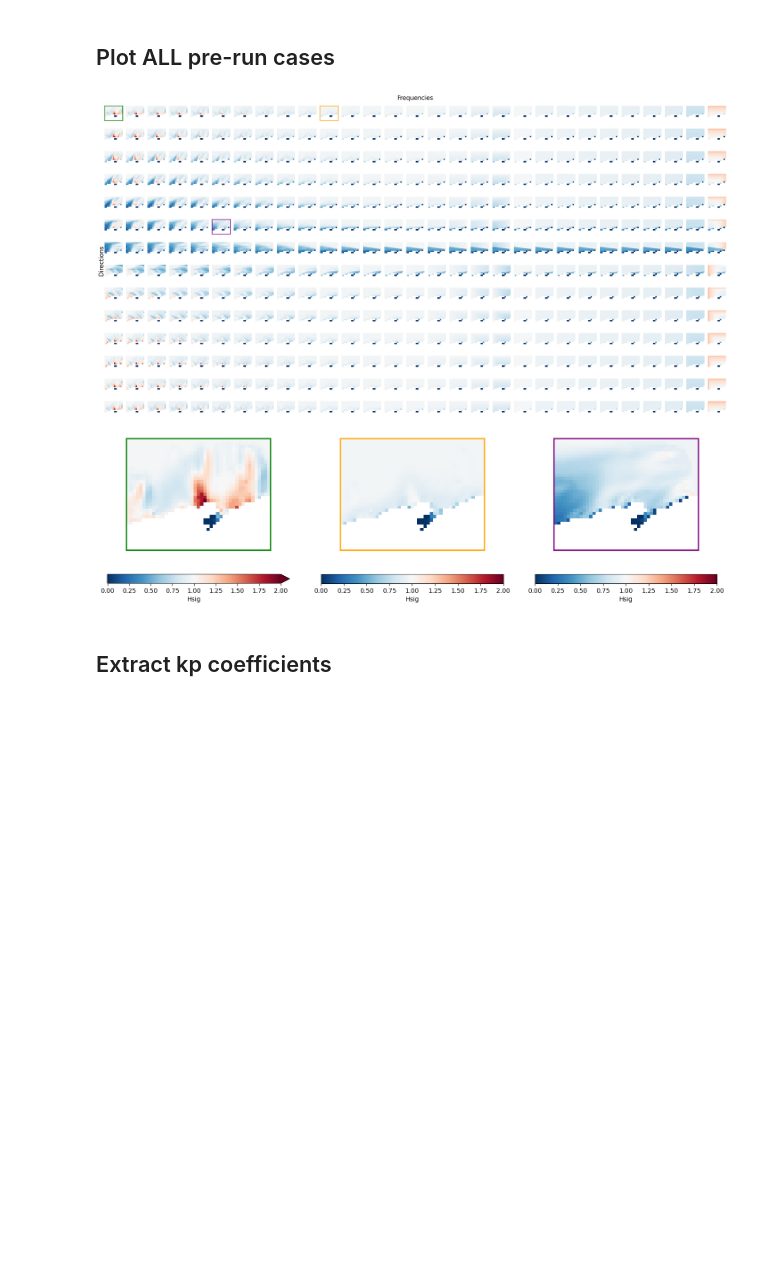
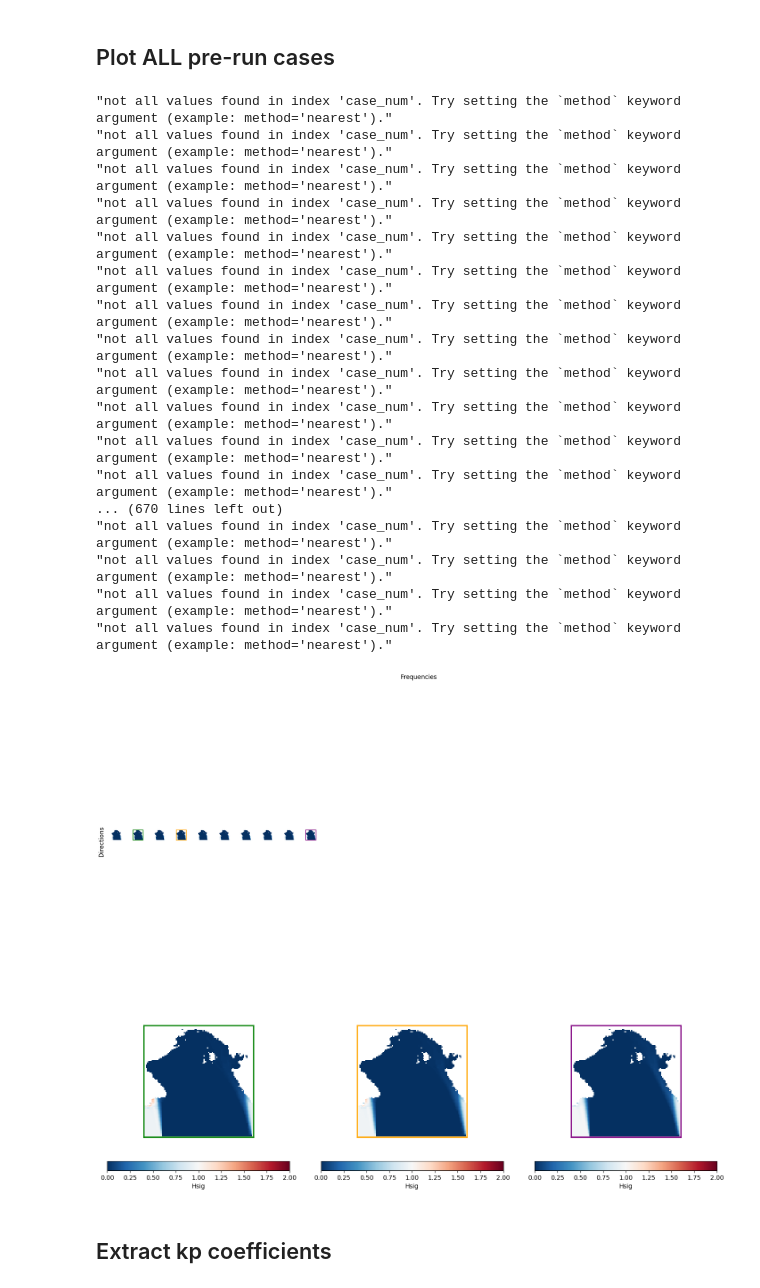
Before and after one commit to JenMontano/BlueMath, a Jupyter notebook: climate_services/hindcast/BinWaves_Cantabria_MAGIC/01_Propagation.ipynb, the cells around one changed output. Cells and saved outputs as stored; diff of their text form; code cells hidden in the pictures; blank space fills up the shorter version.

Commit message:
[JTH] little modifications for ruby PANAMA case

```diff
--- a/climate_services/hindcast/BinWaves_Cantabria_MAGIC/01_Propagation.ipynb
+++ b/climate_services/hindcast/BinWaves_Cantabria_MAGIC/01_Propagation.ipynb
@@ -223,7 +219,8 @@ from utils.operations import locations_grid_outputs
 locations = locations_grid_outputs(
     fixed_parameters,
     is_geographic=False,
-    outputs_limits={"x": (425000, 440000), "y": (4810000, 4820000)},
+    out_dx=90000,
+    out_dy=90000,
     buoy_locations=buoys,
 )
 locations
@@ -314,7 +370,7 @@ from bluemath_tk.wrappers.swan.swan_wrapper import BinWavesWrapper
 # Define the input templates and output directory for the wrapper
 templates_dir = os.path.join(os.getcwd(), "templates")
 templates_name = ["INPUT"]
-output_dir = os.path.join(os.getcwd(), "CAN")
+output_dir = os.path.join(os.getcwd(), "PANAMA")
 
 swan_wrapper = BinWavesWrapper(
     templates_dir=templates_dir,
@@ -345,4 +403,4 @@ swan_cases_df.to_csv(os.path.join(output_dir, "swan_cases.csv"), index=False)
 > Once all cases have reached 100%, you can proceed with the rest of the code.
 > You can also run the next cells even if only a few cases have completed, to check that everything is working as expected.
 # %%
-swan_wrapper.run_cases_in_background(launcher="docker_serial", num_workers=10)
+swan_wrapper.run_cases_in_background(launcher="serial", num_workers=1, cases_to_run=range(319, 329))
@@ -355,6 +424,6 @@ Name: count, dtype: int64
 # %%
 # Post-process the output files
 
-cases_bulk_parameters = swan_wrapper.postprocess_cases()
+cases_bulk_parameters = swan_wrapper.postprocess_cases(cases_to_postprocess=range(319, 329))
 cases_bulk_parameters
 # %% [output]
@@ -382,20 +453,37 @@ plot_case_variables(
 # %%
 from utils.plotting import plot_cases_grid
 
 plot_cases_grid(
     data=cases_bulk_parameters.Hsig.where(
         cases_bulk_parameters.case_num.isin(
             swan_cases_df.where(swan_cases_df["hs"] == 1.0).dropna().index.values
         ),
         cases_bulk_parameters.Hsig * 10,
     ),
-    cases_to_plot=[0, 10, 150],
+    cases_to_plot=[320, 322, 328],
     num_directions=len(swan_cases_df["dir"].unique()),
     num_frequencies=len(swan_cases_df["freq"].unique()),
 )
 # %% [output]
+"not all values found in index 'case_num'. Try setting the `method` keyword argument (example: method='nearest')."
+"not all values found in index 'case_num'. Try setting the `method` keyword argument (example: method='nearest')."
+"not all values found in index 'case_num'. Try setting the `method` keyword argument (example: method='nearest')."
+"not all values found in index 'case_num'. Try setting the `method` keyword argument (example: method='nearest')."
+"not all values found in index 'case_num'. Try setting the `method` keyword argument (example: method='nearest')."
+"not all values found in index 'case_num'. Try setting the `method` keyword argument (example: method='nearest')."
+"not all values found in index 'case_num'. Try setting the `method` keyword argument (example: method='nearest')."
+"not all values found in index 'case_num'. Try setting the `method` keyword argument (example: method='nearest')."
+"not all values found in index 'case_num'. Try setting the `method` keyword argument (example: method='nearest')."
+"not all values found in index 'case_num'. Try setting the `method` keyword argument (example: method='nearest')."
+"not all values found in index 'case_num'. Try setting the `method` keyword argument (example: method='nearest')."
+"not all values found in index 'case_num'. Try setting the `method` keyword argument (example: method='nearest')."
+... (670 lines left out)
+"not all values found in index 'case_num'. Try setting the `method` keyword argument (example: method='nearest')."
+"not all values found in index 'case_num'. Try setting the `method` keyword argument (example: method='nearest')."
+"not all values found in index 'case_num'. Try setting the `method` keyword argument (example: method='nearest')."
+"not all values found in index 'case_num'. Try setting the `method` keyword argument (example: method='nearest')."
-[figure, old version]
+[figure, new version]
-[figure, old version]
+[figure, new version]
 # %% [markdown]
 ## Extract kp coefficients
 # %%
```
Also changed, not shown: parts of 17 cells of this notebook, 1 other file.
